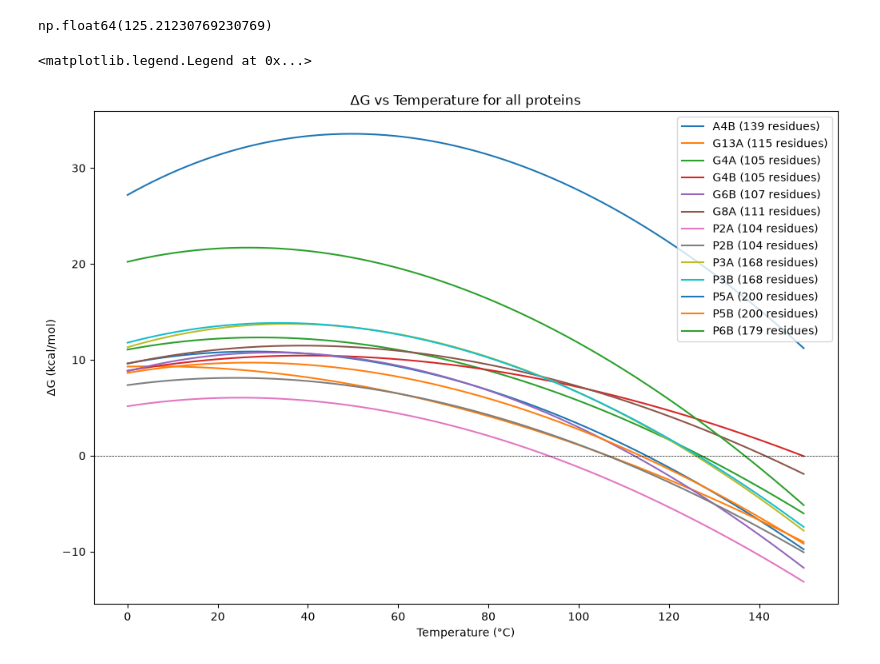
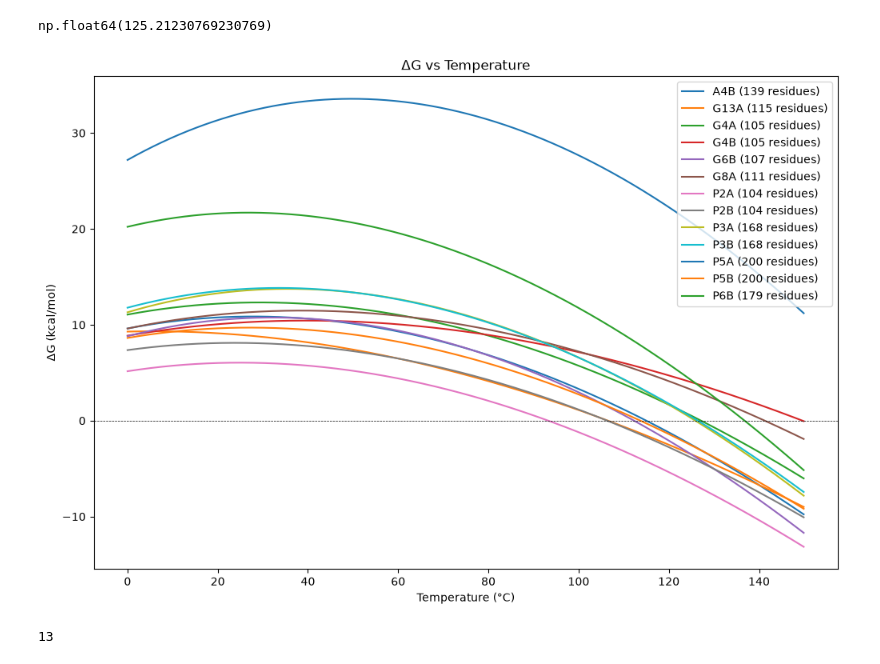
Before and after one commit to osvalB/pychemelt_analyses, a Jupyter notebook: notebooks/CheMelt_binders/15_join_results.ipynb, the cells around one changed output. Saved outputs shown, nothing was run; the diff lists cells and outputs as text; code cells hidden in the pictures.

```diff
--- a/notebooks/CheMelt_binders/15_join_results.ipynb
+++ b/notebooks/CheMelt_binders/15_join_results.ipynb
@@ -269,15 +269,25 @@ df_dg = pd.concat(dfs, ignore_index=True)
 # %%
 # Plotting the ΔG vs Temperature in degree celsius curves for all proteins
 plt.figure(figsize=(12, 8))
 for name, group in df_dg.groupby("Name"):
     plt.plot(group["Temperature (K)"] - 273.15, group["ΔG (kcal/mol)"], label=name)
 plt.xlabel("Temperature (°C)")
 plt.ylabel("ΔG (kcal/mol)")
-plt.title("ΔG vs Temperature for all proteins")
+plt.title("ΔG vs Temperature")
 plt.axhline(0, color='black', linestyle='--', linewidth=0.5)
 plt.legend()
 # Save the figure
 plt.savefig("./figures/dg_vs_temperature_all_proteins.png", dpi=300)
 # %% [output]
-<matplotlib.legend.Legend at 0x...>
-[figure, old version]
+[figure, new version]
+# %%
+# Create a Figure that includes the thirteen fits
+fig_list = os.listdir('./figures/')
+fig_list = [x for x in fig_list if x.endswith('.png') and 'fit' in x]
+# Remove P6A from the list and also G5A
+fig_list = [x for x in fig_list if 'P6A' not in x]
+fig_list = [x for x in fig_list if 'G5A' not in x]
+fig_list = ['./figures/' + x for x in fig_list]  # Prepend the directory path to each filename
+len(fig_list)
+# %% [output]
+13
```
Also changed, not shown: parts of 1 cell of this notebook, 3 other files.
